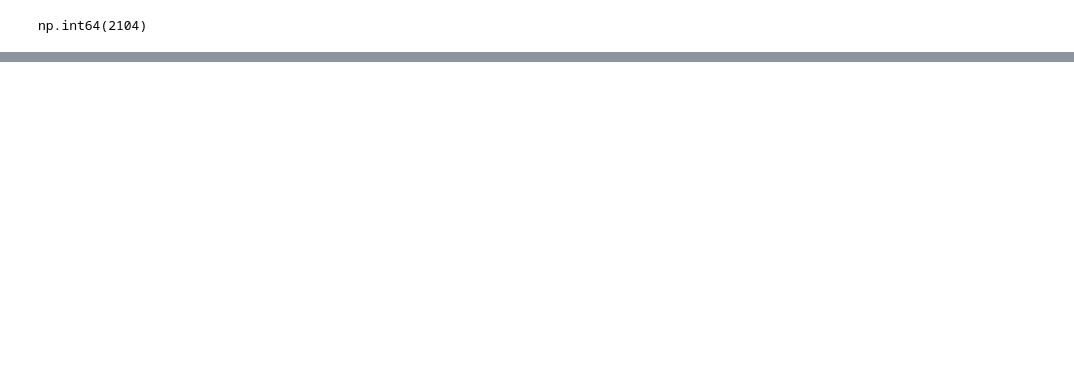
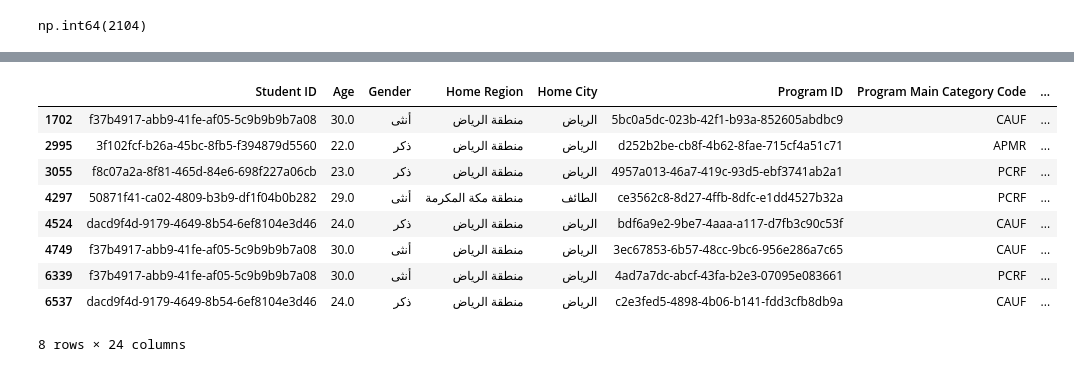
Before and after one commit to AbdullahAljubran/Elite-Training-Programs, a Jupyter notebook: main.ipynb, the cells around one changed output, grey strips where cells are left out. Saved outputs shown, nothing was run; the diff lists cells and outputs as text; code cells hidden in the pictures; blank space fills up the shorter version.

```diff
--- a/main.ipynb
+++ b/main.ipynb
@@ -474,7 +464,7 @@ def normalize_specialty(s):
 
 # Apply to DataFrame
 
-df['Education Speaciality'] = df['Education Speaciality'].apply(normalize_speciality)
+df['Education Speaciality'] = df['Education Speaciality'].apply(normalize_specialty)
 # %%
 df['Education Speaciality'].value_counts()
 # %% [output]
@@ -577,0 +562,10 @@ dtype: int64
+# %%
+#normalized score system
+#عشان تكون المعدلات ادق
+df['Degree_Score_Normalized'] = (
+    df['University Degree Score']
+    / df['University Degree Score System']
+)
+
+df['Degree_Score_Pct'] = df['Degree_Score_Normalized'] * 100
+df.drop(columns=['Degree_Score_Normalized'], inplace=True)
@@ -577,0 +607,3 @@ dtype: int64
+# %%
+#we will filled the missing data in Technology Type with مفقود since its nearly half of the data
+df['Technology Type'] = df['Technology Type'].fillna('مفقود')
@@ -577,0 +642,6 @@ dtype: int64
+# %%
+##we will filled the missing data in Program Skill Level with مفقود
+#we made all the nulls to مفقود because nulls doesnt apear while training and testing
+
+df['Program Skill Level'] = df['Program Skill Level'].fillna('مفقود')
+df
@@ -577,0 +699,16 @@ dtype: int64
+# %%
+#راح تاثر على دقه المودل
+#ايضا دراسات وقضايا معاصرة	 - الدعم الفني
+dfwrong = df[df['Education Speaciality']=='الشريعة']
+dfwrong
+# %% [output]
+|  | Student ID | Age | Gender | Home Region | Home City | Program ID | Program Main Category Code | ... |
+| 1702 | f37b4917-abb9-41fe-af05-5c9b9b9b7a08 | 30.0 | أنثى | منطقة الرياض | الرياض | 5bc0a5dc-023b-42f1-b93a-852605abdbc9 | CAUF | ... |
+| 2995 | 3f102fcf-b26a-45bc-8fb5-f394879d5560 | 22.0 | ذكر | منطقة الرياض | الرياض | d252b2be-cb8f-4b62-8fae-715cf4a51c71 | APMR | ... |
+| 3055 | f8c07a2a-8f81-465d-84e6-698f227a06cb | 23.0 | ذكر | منطقة الرياض | الرياض | 4957a013-46a7-419c-93d5-ebf3741ab2a1 | PCRF | ... |
+| 4297 | 50871f41-ca02-4809-b3b9-df1f04b0b282 | 29.0 | أنثى | منطقة مكة المكرمة | الطائف | ce3562c8-8d27-4ffb-8dfc-e1dd4527b32a | PCRF | ... |
+| 4524 | dacd9f4d-9179-4649-8b54-6ef8104e3d46 | 24.0 | ذكر | منطقة الرياض | الرياض | bdf6a9e2-9be7-4aaa-a117-d7fb3c90c53f | CAUF | ... |
+| 4749 | f37b4917-abb9-41fe-af05-5c9b9b9b7a08 | 30.0 | أنثى | منطقة الرياض | الرياض | 3ec67853-6b57-48cc-9bc6-956e286a7c65 | CAUF | ... |
+| 6339 | f37b4917-abb9-41fe-af05-5c9b9b9b7a08 | 30.0 | أنثى | منطقة الرياض | الرياض | 4ad7a7dc-abcf-43fa-b2e3-07095e083661 | PCRF | ... |
+| 6537 | dacd9f4d-9179-4649-8b54-6ef8104e3d46 | 24.0 | ذكر | منطقة الرياض | الرياض | c2e3fed5-4898-4b06-b141-fdd3cfb8db9a | CAUF | ... |
+8 rows × 24 columns
```
Also changed, not shown: parts of 24 cells of this notebook.
